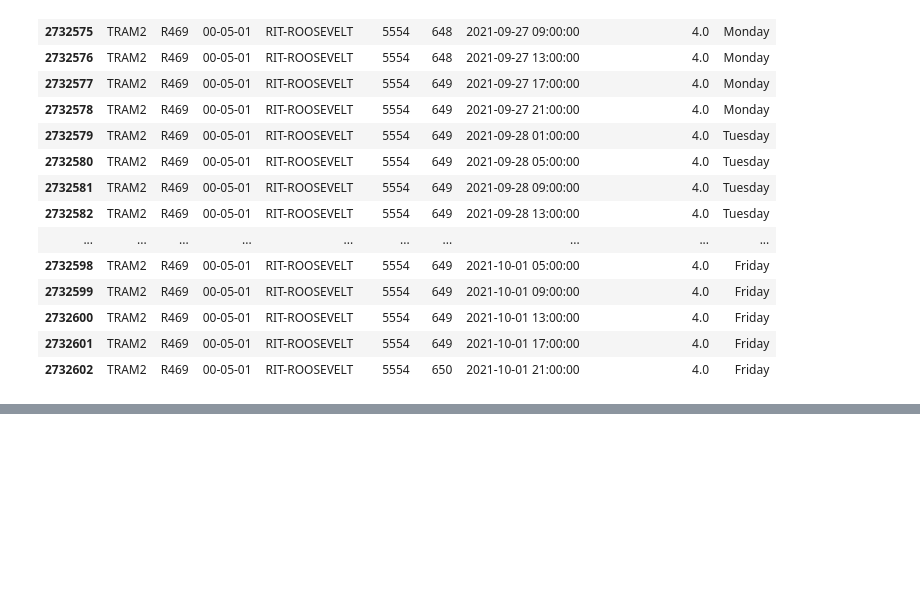
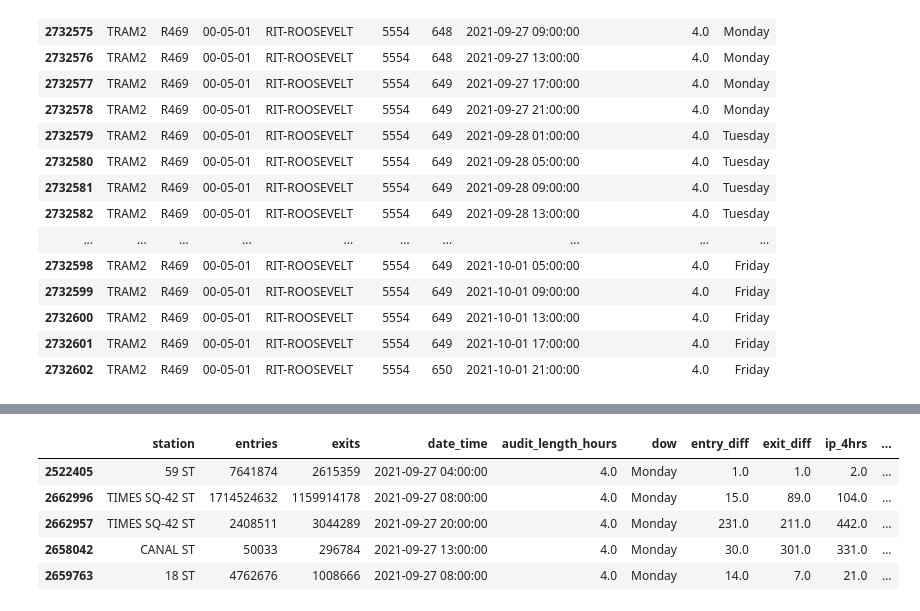
Before and after one commit to katurn1/EDA_Project, a Jupyter notebook: Project 1 week.ipynb, the cells around one changed output, grey strips where cells are left out. Drawn from its saved outputs; the diff is of its cells as text; code cells hidden in the pictures; blank space fills up the shorter version.

```diff
--- a/Project 1 week.ipynb
+++ b/Project 1 week.ipynb
@@ -455,0 +532,13 @@ df_1w.head(50)
+# %%
+df_mapping = pd.DataFrame({'dow':['Monday', 'Tuesday', 'Wednesday', 'Thursday', 'Friday']})
+sort_mapping = df_mapping.reset_index().set_index('dow')
+df_1w['dow_reindex'] = df_1w['dow'].map(sort_mapping['index'])
+df_1w = df_1w.sort_values('dow_reindex')
+df_1w.head()
+# %% [output]
+|  | station | entries | exits | date_time | audit_length_hours | dow | entry_diff | exit_diff | ip_4hrs | ... |
+| 2522405 | 59 ST | 7641874 | 2615359 | 2021-09-27 04:00:00 | 4.0 | Monday | 1.0 | 1.0 | 2.0 | ... |
+| 2662996 | TIMES SQ-42 ST | 1714524632 | 1159914178 | 2021-09-27 08:00:00 | 4.0 | Monday | 15.0 | 89.0 | 104.0 | ... |
+| 2662957 | TIMES SQ-42 ST | 2408511 | 3044289 | 2021-09-27 20:00:00 | 4.0 | Monday | 231.0 | 211.0 | 442.0 | ... |
+| 2658042 | CANAL ST | 50033 | 296784 | 2021-09-27 13:00:00 | 4.0 | Monday | 30.0 | 301.0 | 331.0 | ... |
+| 2659763 | 18 ST | 4762676 | 1008666 | 2021-09-27 08:00:00 | 4.0 | Monday | 14.0 | 7.0 | 21.0 | ... |
```
Also changed, not shown: parts of 27 cells of this notebook.
